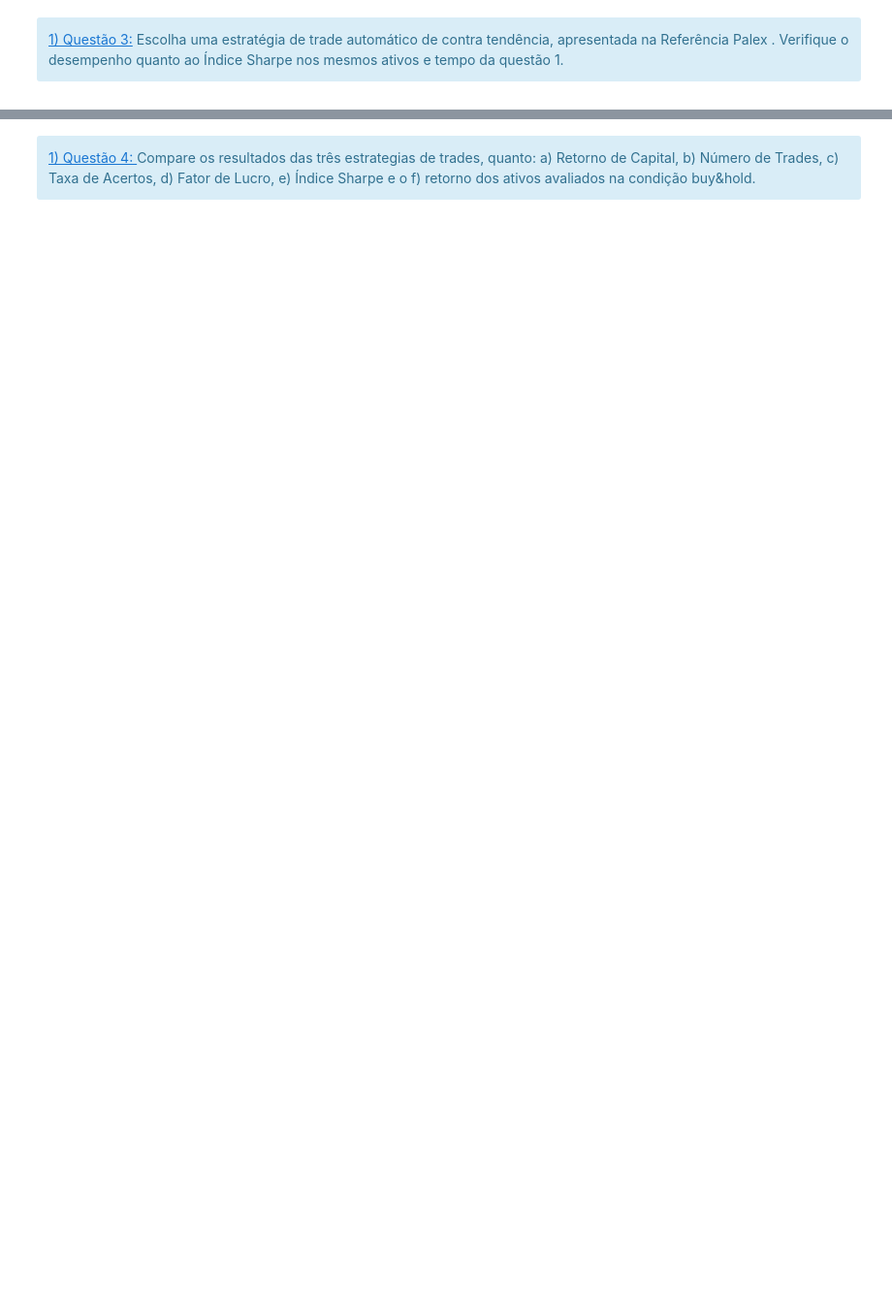
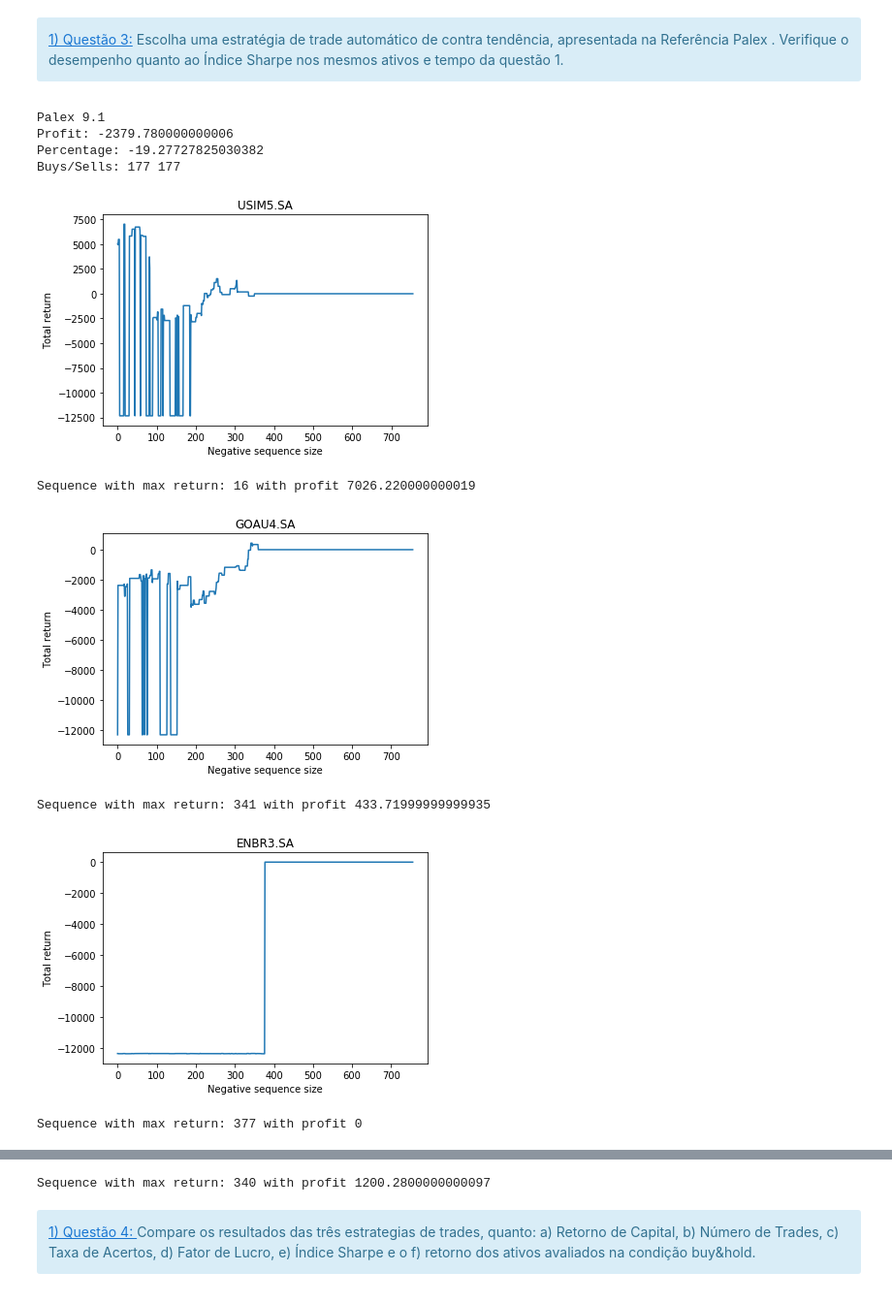
Before and after one commit to MepaTrading/psf-project-2, a Jupyter notebook: Segunda_2BAtividade_2BPr_C3_A1tica_2BAvaliativa.ipynb, the cells around one changed output, grey strips where cells are left out. Shown: that part at 97% size. Drawn from its saved outputs; the diff is of its cells as text; code cells hidden in the pictures; blank space fills up the shorter version.

Commit message:
Adds Palex 9.1 setup and notebook organization

```diff
--- a/Segunda_2BAtividade_2BPr_C3_A1tica_2BAvaliativa.ipynb
+++ b/Segunda_2BAtividade_2BPr_C3_A1tica_2BAvaliativa.ipynb
@@ -157,5 +141,36 @@ simulate_macd_avg_trading(all_data, 'GOAU4.SA',short_window=7,
     <div class="alert alert-block alert-info" style="margin-top: 0px">
         <h><a href="#Tópicos"><h>1) Questão 3:</h></a></h> Escolha uma estratégia de trade automático de contra tendência, apresentada na Referência Palex . Verifique o desempenho quanto ao Índice Sharpe nos mesmos ativos e tempo da questão 1.
 </div> </div>
-# %%
-a=1
+# %%
+profit_palex_9_1, percentage_palex_9_1, buys_palex_9_1, sells_palex_9_1, temporal_series_palex_9_1 = simulate_palex_9_1(all_data, 'GOAU4.SA', gain=0.5, down_len=5, initial_value=12345)
+print("Palex 9.1")
+print("Profit:", profit_palex_9_1)
+print("Percentage:", percentage_palex_9_1)
+print("Buys/Sells:", buys_palex_9_1, sells_palex_9_1)
+# %% [output]
+Palex 9.1
+Profit: -2379.780000000006
+Percentage: -19.27727825030382
+Buys/Sells: 177 177
+# %%
+for ticker in ticker_list:
+    palex_brute_force = []
+    for i in range(252*3):
+        profit_palex_9_1, percentage_palex_9_1, buys_palex_9_1, sells_palex_9_1, temporal_series_palex_9_1 = simulate_palex_9_1(all_data, ticker, gain=0.5, down_len=i, initial_value=12345)
+        palex_brute_force.append((profit_palex_9_1, i))
+
+    plt.plot([a[0] for a in palex_brute_force])
+    plt.title(ticker)
+    plt.ylabel("Total return")
+    plt.xlabel("Negative sequence size")
+    plt.show()
+
+    palex_brute_force = sorted(palex_brute_force, key=lambda x: -x[0])
+    print("Sequence with max return: {0} with profit {1}".format(palex_brute_force[0][1], palex_brute_force[0][0]))
+# %% [output]
+[figure, added]
+Sequence with max return: 16 with profit 7026.220000000019
+[figure, added]
+Sequence with max return: 341 with profit 433.71999999999935
+[figure, added]
+Sequence with max return: 377 with profit 0
@@ -162,3 +178,4 @@ a=1
+Sequence with max return: 340 with profit 1200.2800000000097
 # %% [markdown]
 <div id="Tópico 3">
     <div class="alert alert-block alert-info" style="margin-top: 0px">
```
Also changed, not shown: parts of 16 cells of this notebook, 4 other files.
